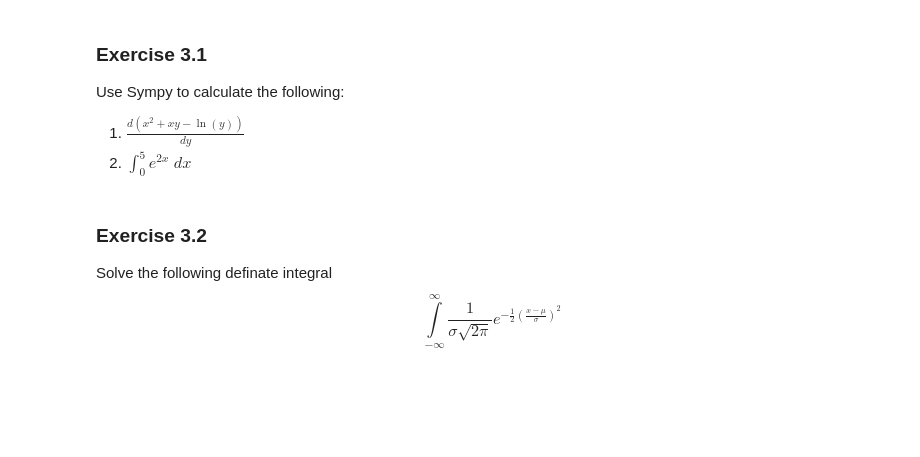
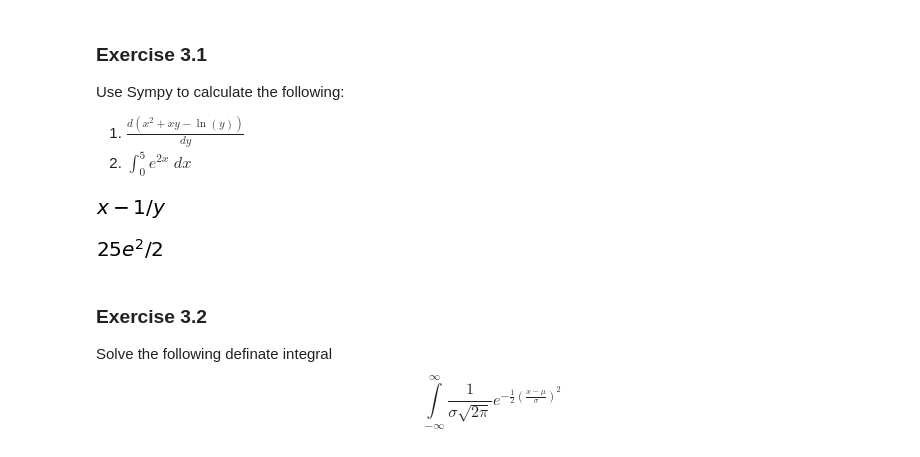
Before and after one commit to sju-chem264-2019/9-26-2019-symbolic-math-Yekaterina25, a Jupyter notebook: symbolic_math.ipynb, the cells around one changed output. Saved outputs shown, nothing was run; the diff lists cells and outputs as text; code cells hidden in the pictures; blank space fills up the shorter version.

```diff
--- a/symbolic_math.ipynb
+++ b/symbolic_math.ipynb
@@ -205,6 +205,16 @@ Use Sympy to calculate the following:
 
 1. $\frac{d(x ^2 + xy - \ln(y))}{dy}$
 1. $\int_0^5 e^{2x}\;dx$
+# %%
+y=sym.symbols('y')
+sym.diff(x**2 + x*y -sym.log(y), y)
+# %% [output]
+[figure, added]
+# %%
+x=sym.symbols('x')
+sym.integrate(sym.E**2*x, (x, 0, 5))
+# %% [output]
+[figure, added]
 # %% [markdown]
 ### Exercise 3.2
 Solve the following definate integral
```
Also changed, not shown: parts of 9 cells of this notebook.
